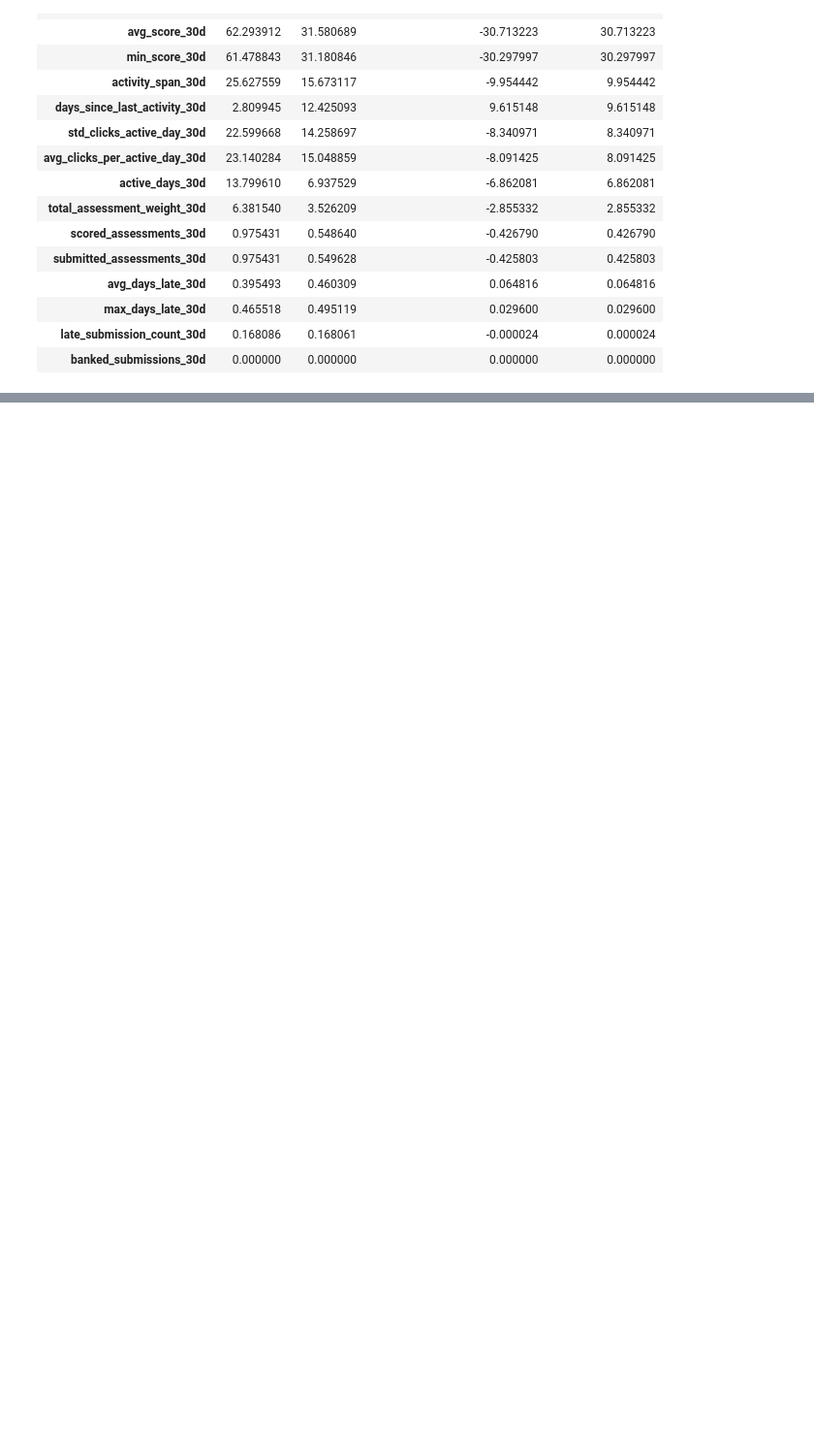
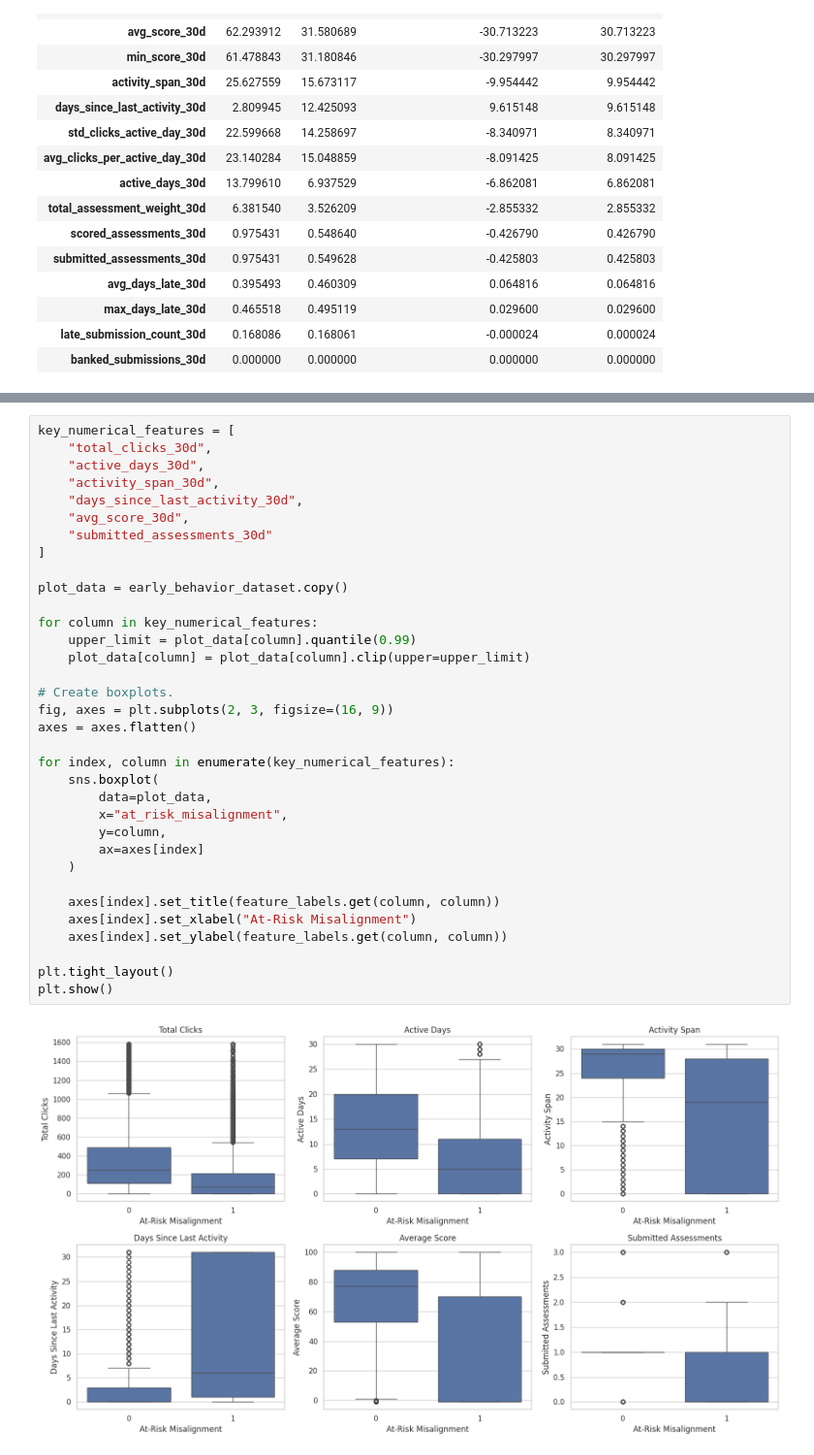
Before and after one commit to futabarentarou/potential-pathway-index, a Jupyter notebook: notebooks/03_exploratory_behavior_analysis.ipynb, the cells around one changed output, grey strips where cells are left out. Shown at 97% size. Cells and saved outputs as stored; diff of their text form; blank space fills up the shorter version.

```diff
--- a/notebooks/03_exploratory_behavior_analysis.ipynb
+++ b/notebooks/03_exploratory_behavior_analysis.ipynb
@@ -294,0 +331,36 @@ behavior_mean_differences
+# %%
+key_numerical_features = [
+    "total_clicks_30d",
+    "active_days_30d",
+    "activity_span_30d",
+    "days_since_last_activity_30d",
+    "avg_score_30d",
+    "submitted_assessments_30d"
+]
+
+plot_data = early_behavior_dataset.copy()
+
+for column in key_numerical_features:
+    upper_limit = plot_data[column].quantile(0.99)
+    plot_data[column] = plot_data[column].clip(upper=upper_limit)
+
+# Create boxplots.
+fig, axes = plt.subplots(2, 3, figsize=(16, 9))
+axes = axes.flatten()
+
+for index, column in enumerate(key_numerical_features):
+    sns.boxplot(
+        data=plot_data,
+        x="at_risk_misalignment",
+        y=column,
+        ax=axes[index]
+    )
+
+    axes[index].set_title(feature_labels.get(column, column))
+    axes[index].set_xlabel("At-Risk Misalignment")
+    axes[index].set_ylabel(feature_labels.get(column, column))
+
+plt.tight_layout()
+plt.show()
+# %% [output]
+[figure, added]
```
Also changed, not shown: parts of 11 cells of this notebook.
